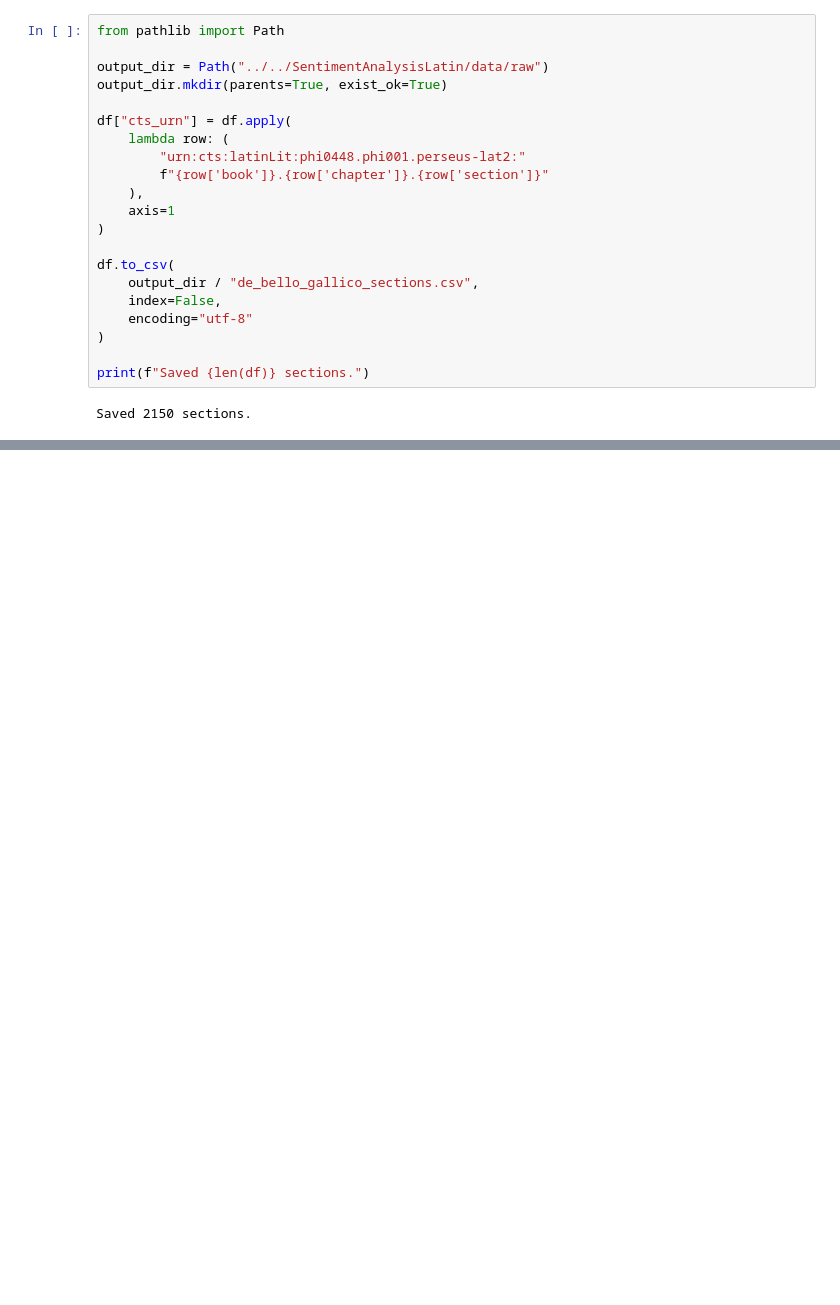
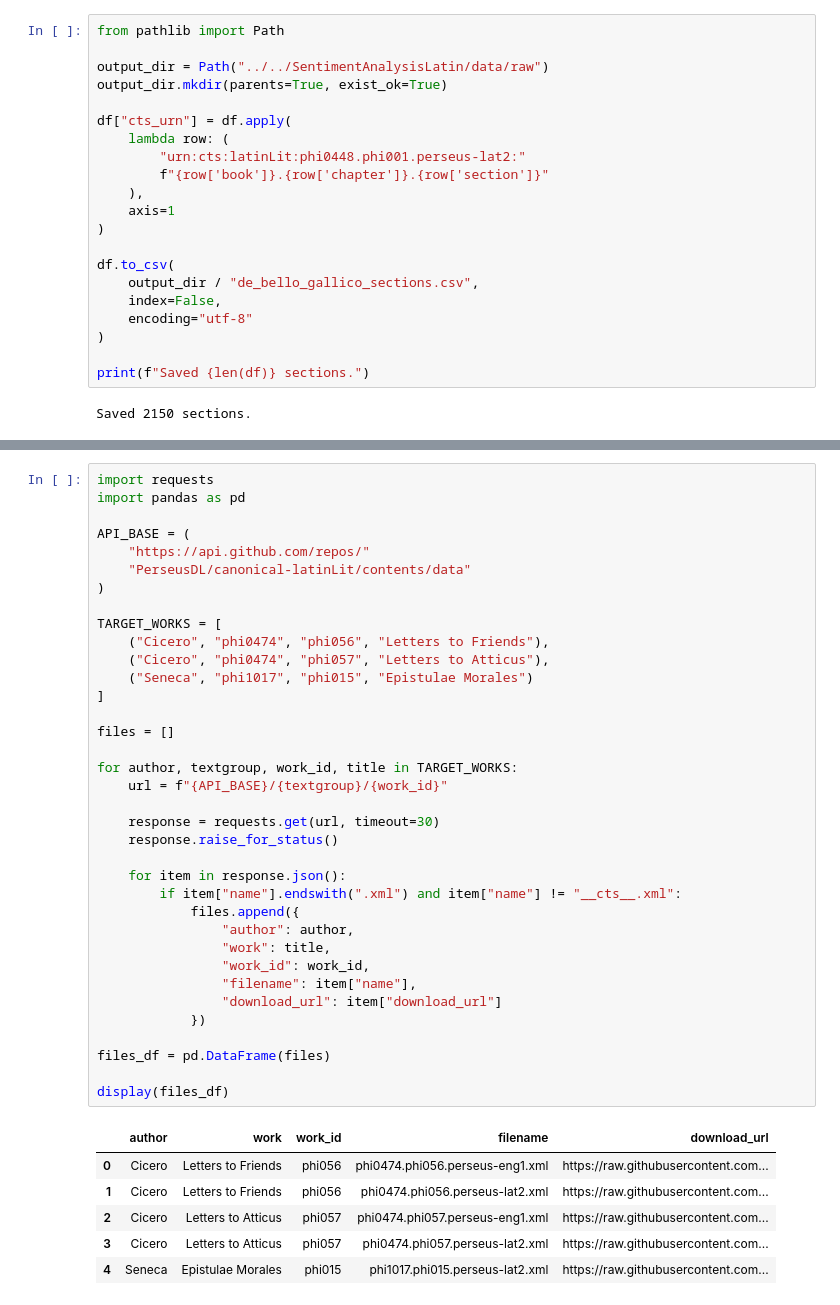
Before and after one commit to alxxjohn/Trojan-Parse-Project, a Jupyter notebook: src/pipelines/preprocessing/rw_preprocessing_pipeline_latin.ipynb, the cells around one changed output, grey strips where cells are left out. Drawn from its saved outputs; the diff is of its cells as text; blank space fills up the shorter version.

```diff
--- a/src/pipelines/preprocessing/rw_preprocessing_pipeline_latin.ipynb
+++ b/src/pipelines/preprocessing/rw_preprocessing_pipeline_latin.ipynb
@@ -418,0 +647,43 @@ Total: 2150
+# %%
+import requests
+import pandas as pd
+
+API_BASE = (
+    "https://api.github.com/repos/"
+    "PerseusDL/canonical-latinLit/contents/data"
+)
+
+TARGET_WORKS = [
+    ("Cicero", "phi0474", "phi056", "Letters to Friends"),
+    ("Cicero", "phi0474", "phi057", "Letters to Atticus"),
+    ("Seneca", "phi1017", "phi015", "Epistulae Morales")
+]
+
+files = []
+
+for author, textgroup, work_id, title in TARGET_WORKS:
+    url = f"{API_BASE}/{textgroup}/{work_id}"
+
+    response = requests.get(url, timeout=30)
+    response.raise_for_status()
+
+    for item in response.json():
+        if item["name"].endswith(".xml") and item["name"] != "__cts__.xml":
+            files.append({
+                "author": author,
+                "work": title,
+                "work_id": work_id,
+                "filename": item["name"],
+                "download_url": item["download_url"]
+            })
+
+files_df = pd.DataFrame(files)
+
+display(files_df)
+# %% [output]
+|  | author | work | work_id | filename | download_url |
+| 0 | Cicero | Letters to Friends | phi056 | phi0474.phi056.perseus-eng1.xml | https://raw.githubusercontent.com... |
+| 1 | Cicero | Letters to Friends | phi056 | phi0474.phi056.perseus-lat2.xml | https://raw.githubusercontent.com... |
+| 2 | Cicero | Letters to Atticus | phi057 | phi0474.phi057.perseus-eng1.xml | https://raw.githubusercontent.com... |
+| 3 | Cicero | Letters to Atticus | phi057 | phi0474.phi057.perseus-lat2.xml | https://raw.githubusercontent.com... |
+| 4 | Seneca | Epistulae Morales | phi015 | phi1017.phi015.perseus-lat2.xml | https://raw.githubusercontent.com... |
```
Also changed, not shown: parts of 27 cells of this notebook, 1 other file.
